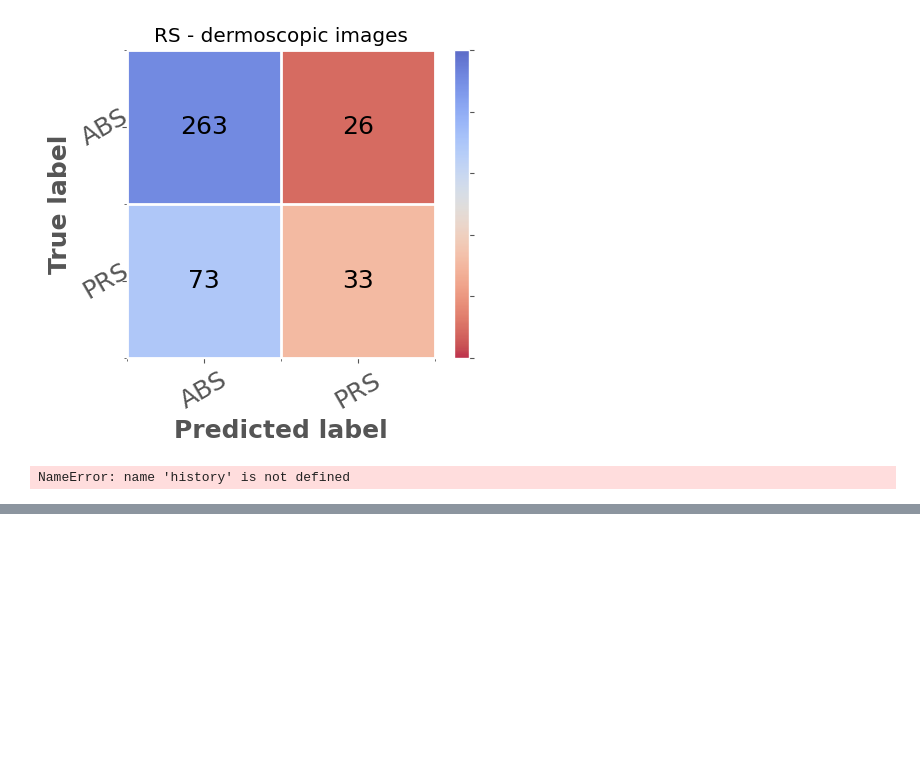
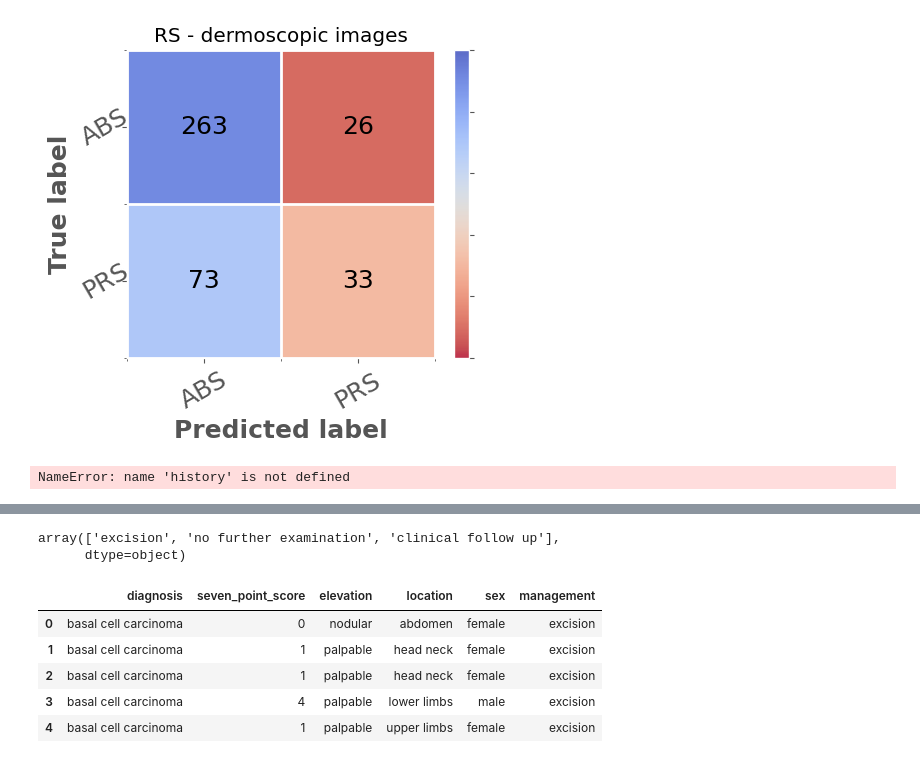
Before and after one commit to Keshav-Pahwa/Melanoma-Classification-using-MultiModal-Dataset, a Jupyter notebook: example.ipynb, the cells around one changed output, grey strips where cells are left out. Cells and saved outputs as stored; diff of their text form; code cells hidden in the pictures; blank space fills up the shorter version.

```diff
--- a/example.ipynb
+++ b/example.ipynb
@@ -924,0 +985,2 @@ plt.show()
+# %%
+datadata = pd.read_csv("D:/COLLEGE\PROJECTS/(incomplete) 7 point checklist/derm7pt/release_v0/meta/meta.csv")
@@ -924,0 +1016,14 @@ plt.show()
+# %%
+datadata.management.unique()
+# %% [output]
+array(['excision', 'no further examination', 'clinical follow up'],
+      dtype=object)
+# %%
+datadata[['diagnosis', 'seven_point_score', 'elevation', 'location', 'sex', 'management']].head()
+# %% [output]
+|  | diagnosis | seven_point_score | elevation | location | sex | management |
+| 0 | basal cell carcinoma | 0 | nodular | abdomen | female | excision |
+| 1 | basal cell carcinoma | 1 | palpable | head neck | female | excision |
+| 2 | basal cell carcinoma | 1 | palpable | head neck | female | excision |
+| 3 | basal cell carcinoma | 4 | palpable | lower limbs | male | excision |
+| 4 | basal cell carcinoma | 1 | palpable | upper limbs | female | excision |
```
Also changed, not shown: parts of 23 cells of this notebook.
